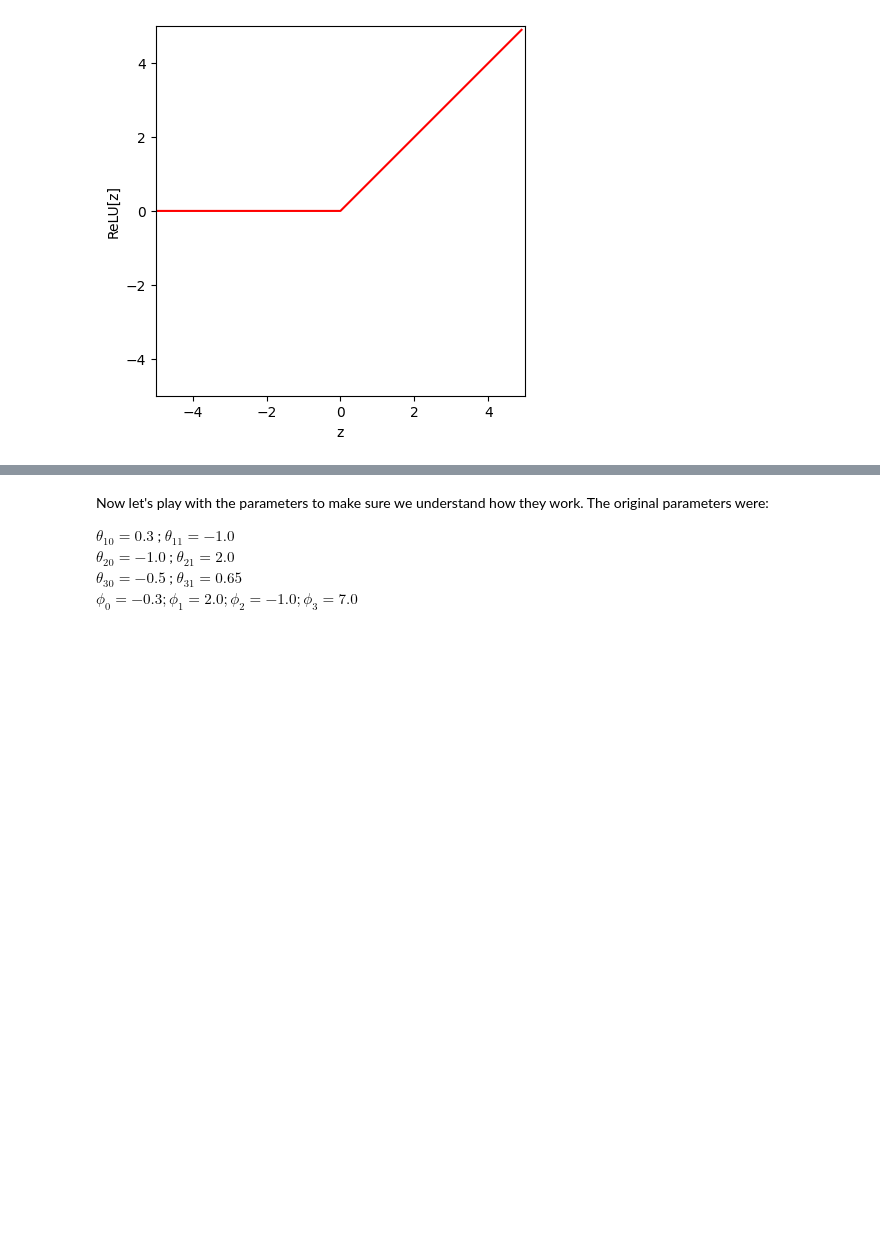
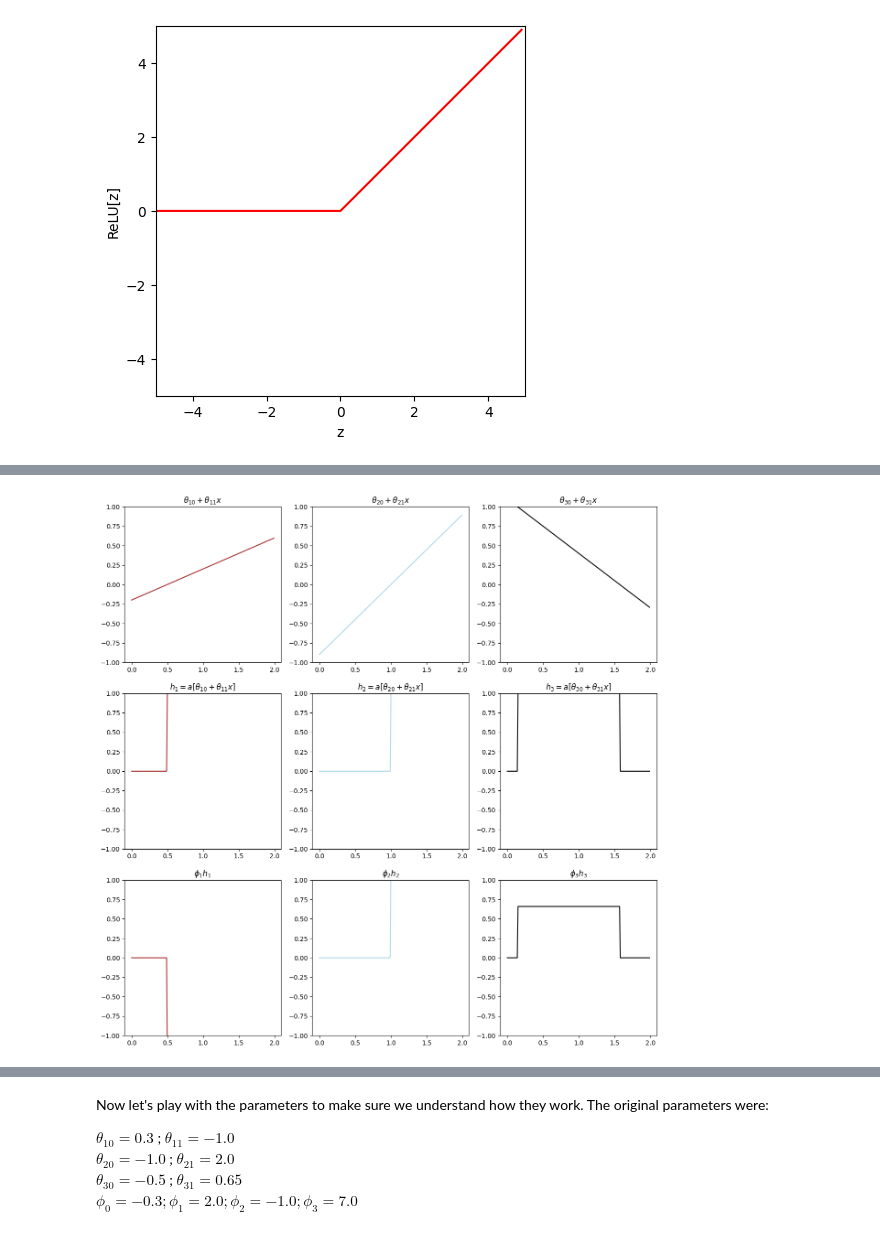
Before and after one commit to redroced/-, a Jupyter notebook: 3_1_shallow_networks_i.ipynb, the cells around one changed output, grey strips where cells are left out. Saved outputs shown, nothing was run; the diff lists cells and outputs as text; code cells hidden in the pictures; blank space fills up the shorter version.

```diff
--- a/3_1_shallow_networks_i.ipynb
+++ b/3_1_shallow_networks_i.ipynb
@@ -69,0 +254,91 @@ def shallow_1_1_3(x, activation_fn, phi_0,phi_1,phi_2,phi_3, theta_10, theta_11,
+# %%
+import numpy as np
+import matplotlib.pyplot as plt
+
+# ReLU 활성화 함수 정의
+def ReLU(z):
+    return np.maximum(0, z)
+
+def Heaviside(z):
+  return np.where(z < 0, 0, 1)
+
+def Rect(z):
+  return np.where(np.logical_and(z >= 0, z <= 1), 1, 0)
+
+# 신경망 함수 정의
+def shallow_1_1_3(x, activation_fn, phi_0, phi_1, phi_2, phi_3, theta_10, theta_11, theta_20, theta_21, theta_30, theta_31):
+    pre_1 = theta_10 + theta_11 * x
+    pre_2 = theta_20 + theta_21 * x
+    pre_3 = theta_30 + theta_31 * x
+
+    act_1 = Rect(pre_1)
+    act_2 = Rect(pre_2)
+    act_3 = Rect(pre_3)
+
+    w_act_1 = phi_1 * act_1
+    w_act_2 = phi_2 * act_2
+    w_act_3 = phi_3 * act_3
+
+    y = phi_0 + w_act_1 + w_act_2 + w_act_3
+
+    return y, pre_1, pre_2, pre_3, act_1, act_2, act_3, w_act_1, w_act_2, w_act_3
+
+# 그래프 그리는 함수 정의
+def plot_neural(x, y, pre_1, pre_2, pre_3, act_1, act_2, act_3, w_act_1, w_act_2, w_act_3, plot_all=True):
+    fig, ax = plt.subplots(3, 3, figsize=(15, 15))
+
+    ax[0, 0].plot(x, pre_1, color='brown')
+    ax[0, 0].set_title(r'$\theta_{10} + \theta_{11}x$')
+    ax[0, 1].plot(x, pre_2, color='lightblue')
+    ax[0, 1].set_title(r'$\theta_{20} + \theta_{21}x$')
+    ax[0, 2].plot(x, pre_3, color='black')
+    ax[0, 2].set_title(r'$\theta_{30} + \theta_{31}x$')
+    ax[0, 0].set_ylim([-1, 1])
+    ax[0, 1].set_ylim([-1, 1])
+    ax[0, 2].set_ylim([-1, 1])
+
+    ax[1, 0].plot(x, act_1, color='brown')
+    ax[1, 0].set_title(r'$h_1 = a[\theta_{10} + \theta_{11}x]$')
+    ax[1, 1].plot(x, act_2, color='lightblue')
+    ax[1, 1].set_title(r'$h_2 = a[\theta_{20} + \theta_{21}x]$')
+    ax[1, 2].plot(x, act_3, color='black')
+    ax[1, 2].set_title(r'$h_3 = a[\theta_{30} + \theta_{31}x]$')
+    ax[1, 0].set_ylim([-1, 1])
+    ax[1, 1].set_ylim([-1, 1])
+    ax[1, 2].set_ylim([-1, 1])
+
+    ax[2, 0].plot(x, w_act_1, color='brown')
+    ax[2, 0].set_title(r'$\phi_1 h_1$')
+    ax[2, 1].plot(x, w_act_2, color='lightblue')
+    ax[2, 1].set_title(r'$\phi_2 h_2$')
+    ax[2, 2].plot(x, w_act_3, color='black')
+    ax[2, 2].set_title(r'$\phi_3 h_3$')
+    ax[2, 0].set_ylim([-1, 1])
+    ax[2, 1].set_ylim([-1, 1])
+    ax[2, 2].set_ylim([-1, 1])
+
+    if plot_all:
+        fig2, ax2 = plt.subplots()
+        ax2.plot(x, y)
+        ax2.set_title(r'$y = \phi_0 + \phi_1h_1 + \phi_2h_2 + \phi_3h_3$')
+        ax2.set_ylim([-1, 1])
+        plt.show()
+
+    plt.show()
+
+# 파라미터 정의
+theta_10 = -0.2; theta_11 = 0.4
+theta_20 = -0.9; theta_21 = 0.9
+theta_30 = 1.1; theta_31 = -0.7
+phi_0 = -0.23; phi_1 = -1.3; phi_2 = 1.3; phi_3 = 0.66
+
+# 입력 값 범위 정의 (0부터 2까지)
+x = np.arange(0, 2, 0.01)
+
+# 신경망 실행 및 그래프 생성
+y, pre_1, pre_2, pre_3, act_1, act_2, act_3, w_act_1, w_act_2, w_act_3 = \
+    shallow_1_1_3(x, ReLU, phi_0, phi_1, phi_2, phi_3, theta_10, theta_11, theta_20, theta_21, theta_30, theta_31)
+
+plot_neural(x, y, pre_1, pre_2, pre_3, act_1, act_2, act_3, w_act_1, w_act_2, w_act_3, plot_all=True)
+# %% [output]
+[figure, added]
```
Also changed, not shown: parts of 5 cells of this notebook.
